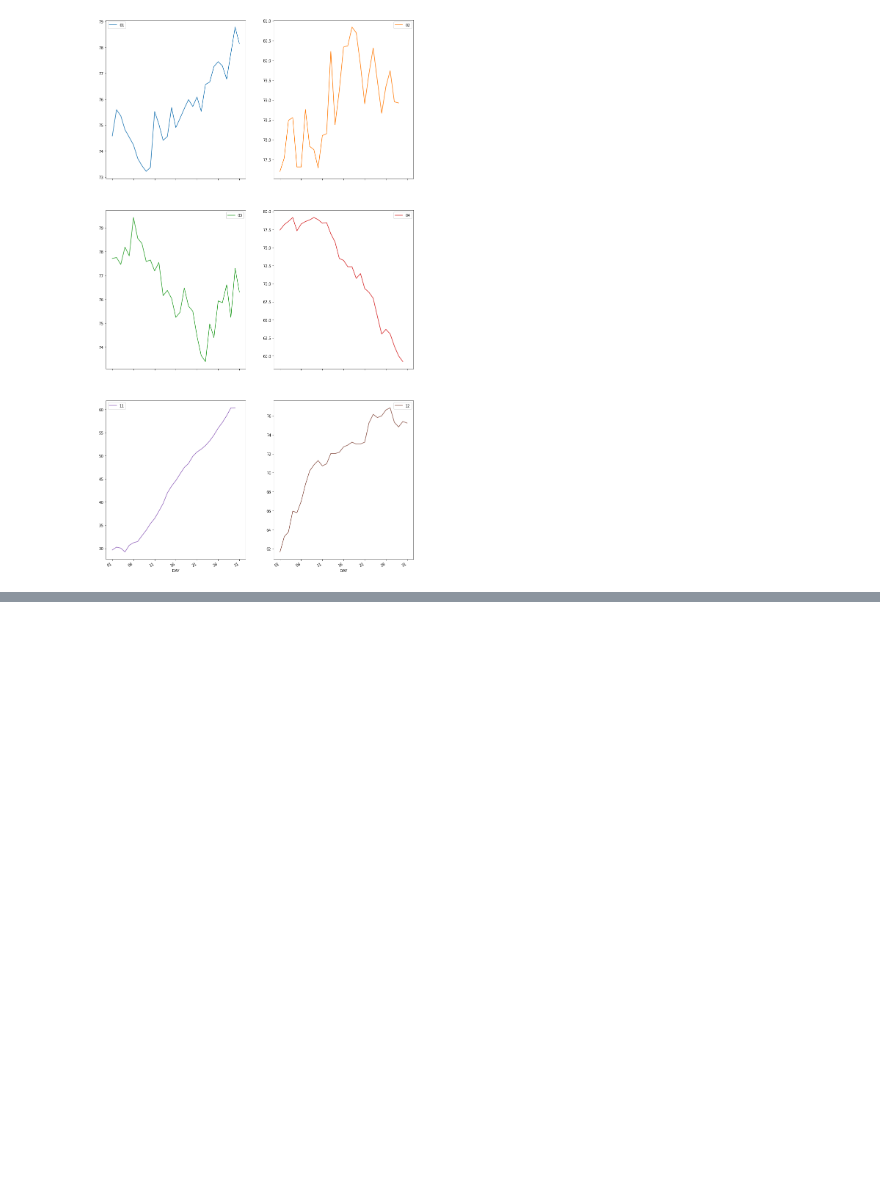
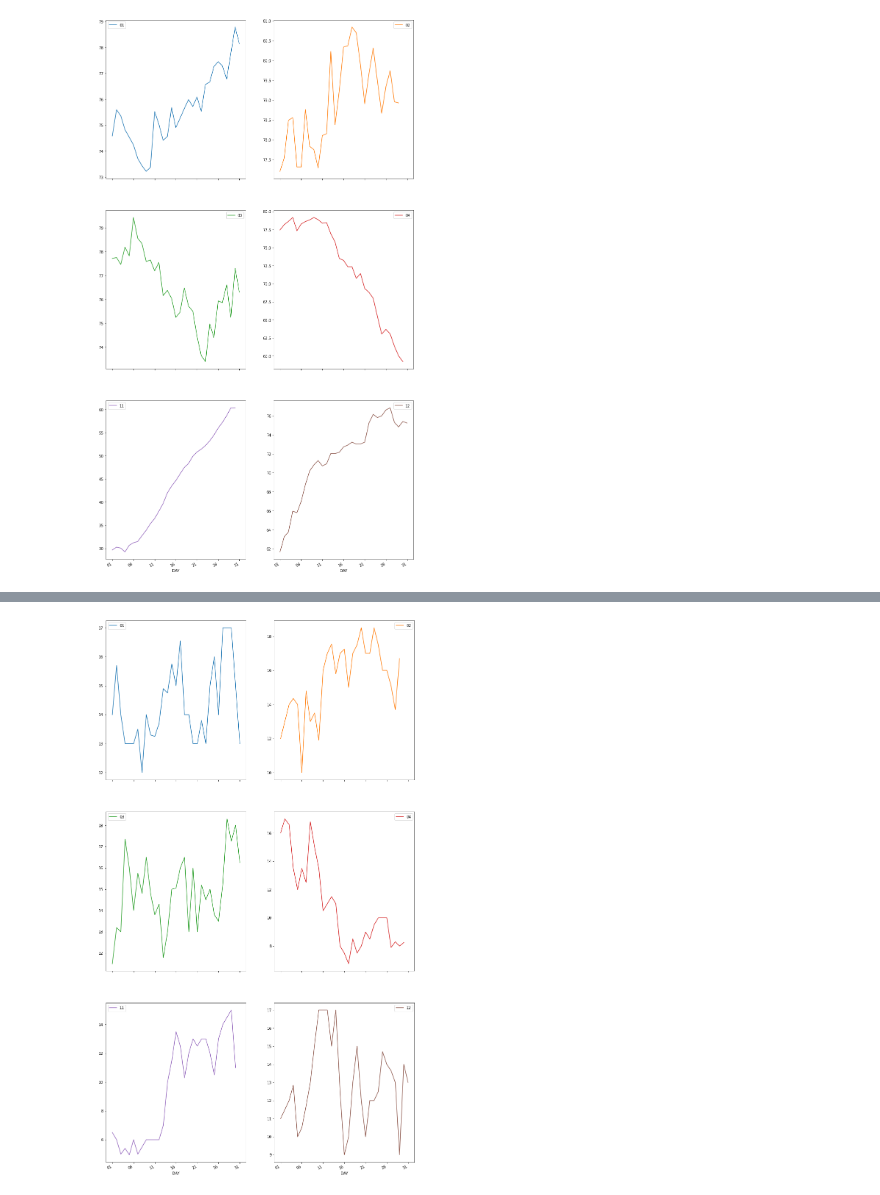
Before and after one commit to sjrekuc/Alta-Snowfall-Modeling, a Jupyter notebook: Capstone1_Alta_EDA.ipynb, the cells around one changed output, grey strips where cells are left out. Drawn from its saved outputs; the diff is of its cells as text; code cells hidden in the pictures; blank space fills up the shorter version.

```diff
--- a/Capstone1_Alta_EDA.ipynb
+++ b/Capstone1_Alta_EDA.ipynb
@@ -119,3 +119,6 @@ win_d.SNOW14.unstack(level=0).plot(subplots=True, figsize=(15, 30), layout=(3, 2
 win_d.SNOW30.unstack(level=0).plot(subplots=True, figsize=(15, 30), layout=(3, 2));
 # %% [output]
 [figure]
+# %%
+#win_m = win.groupby(['MONTH','DAY']).median()
+win_m = win.groupby(['MONTH','DAY']).median()
@@ -121,0 +137,5 @@ win_d.SNOW30.unstack(level=0).plot(subplots=True, figsize=(15, 30), layout=(3, 2
+# %%
+# These stats look far less influenced by outliers. Let's she how the plot looks
+win_m.SNOW7.unstack(level=0).plot(subplots=True, figsize=(15, 30), layout=(3, 2));
+# %% [output]
+[figure, added]
```
Also changed, not shown: parts of 42 cells of this notebook.
